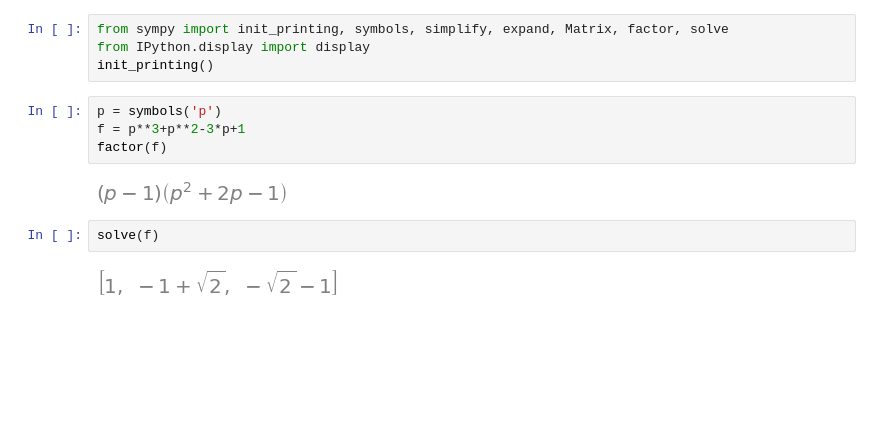
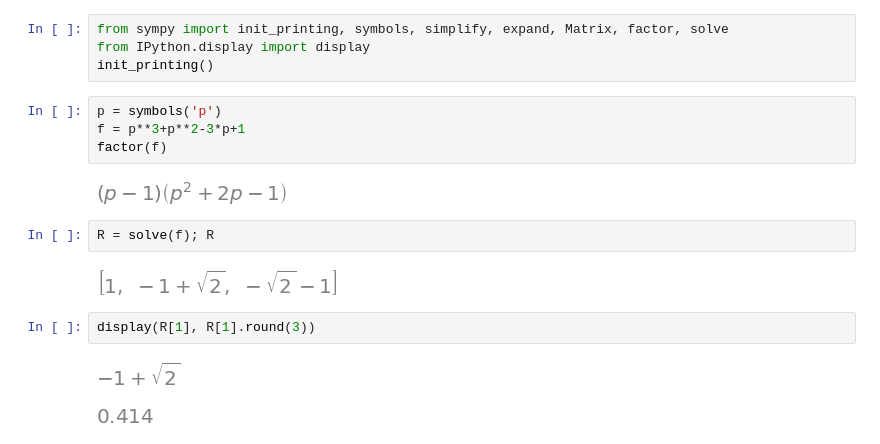
Before and after one commit to edwardlu71/ConceptByExample, a Jupyter notebook: E03_112_MonteCarloByExamples.ipynb, the cells around one changed output. Drawn from its saved outputs; the diff is of its cells as text; blank space fills up the shorter version.

```diff
--- a/E03_112_MonteCarloByExamples.ipynb
+++ b/E03_112_MonteCarloByExamples.ipynb
@@ -407,7 +407,12 @@ f = p**3+p**2-3*p+1
 factor(f)
 # %% [output]
 [figure]
-# %%
-solve(f)
-# %% [output]
-[figure, removed]
+# %%
+R = solve(f); R
+# %% [output]
+[figure, added]
+# %%
+display(R[1], R[1].round(3))
+# %% [output]
+[figure, added]
+[figure, added]
```
Also changed, not shown: parts of 1 cell of this notebook.
